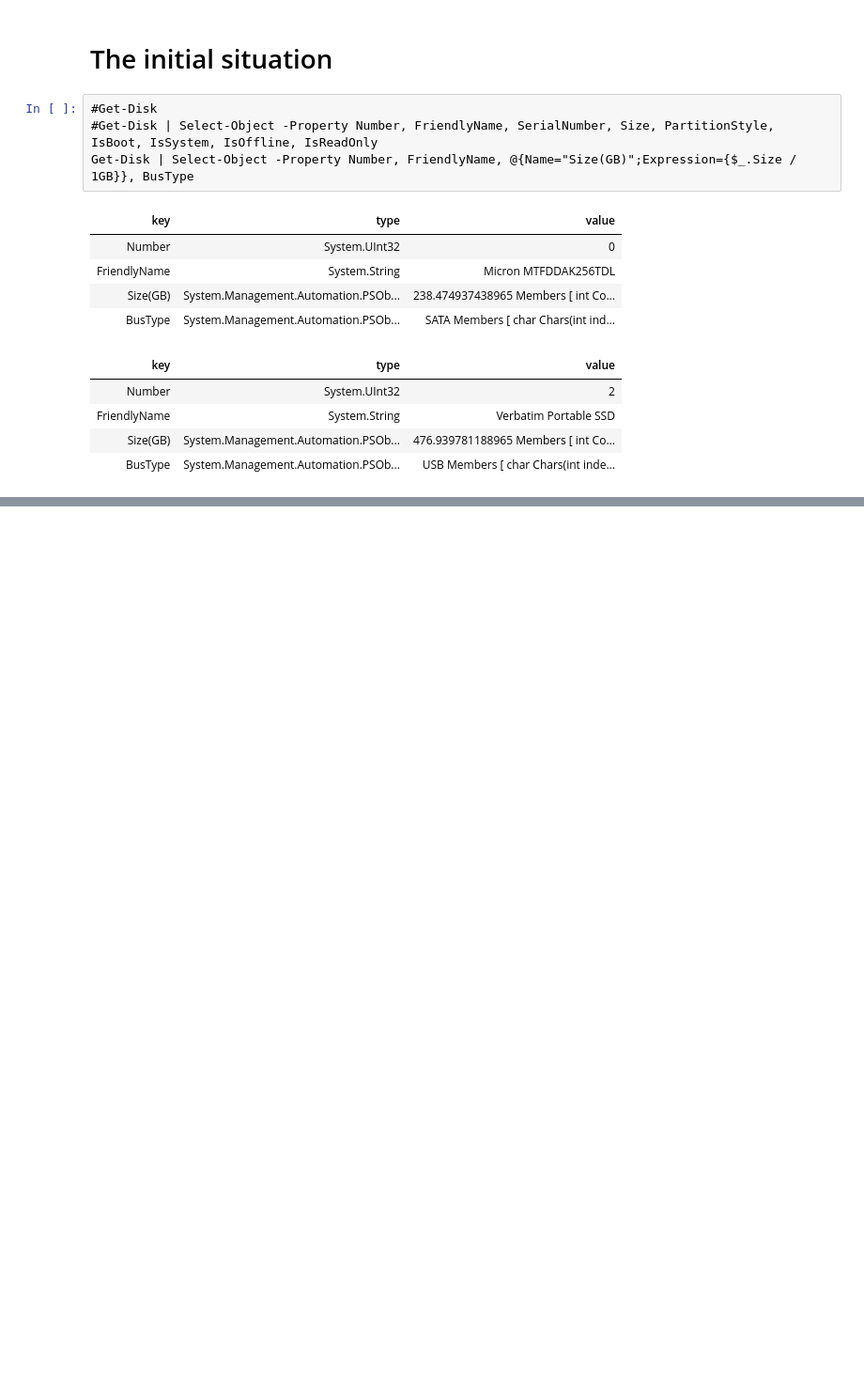
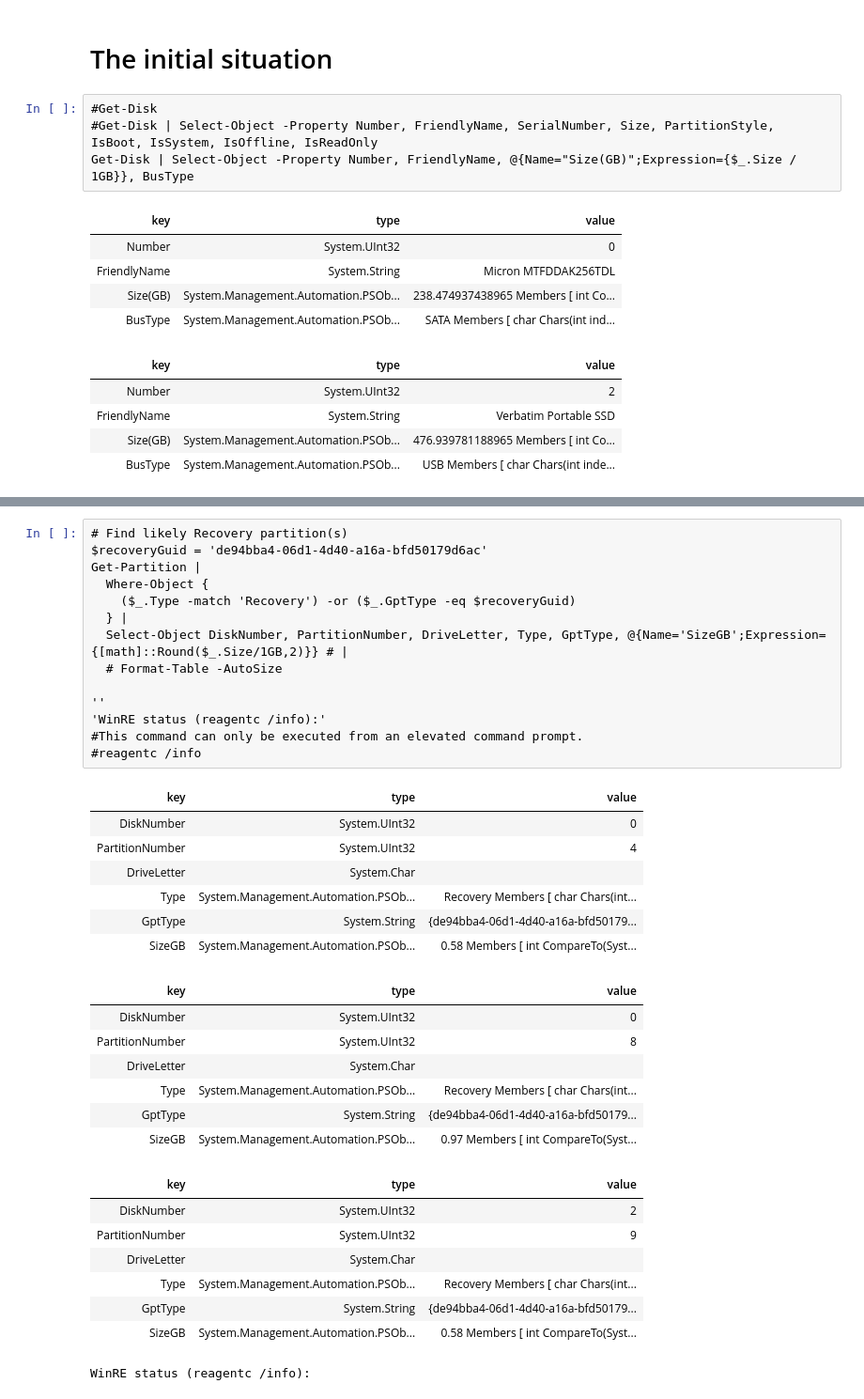
Before and after one commit to digital-gardens/Martin-Milan, a Jupyter notebook: 0404--HLAVNI-ROZCESTNIK--MAIN-INDEX/2026-04-21-disks.publ.ipynb, the cells around one changed output, grey strips where cells are left out. Shown at 94% size. Saved outputs shown, nothing was run; the diff lists cells and outputs as text; blank space fills up the shorter version.

```diff
--- a/0404--HLAVNI-ROZCESTNIK--MAIN-INDEX/2026-04-21-disks.publ.ipynb
+++ b/0404--HLAVNI-ROZCESTNIK--MAIN-INDEX/2026-04-21-disks.publ.ipynb
@@ -135,0 +172,37 @@ MSFT_Partition (ObjectId = "{1}\\MB-PC\root/Microsoft/Windows/Stora...)
+# %%
+# Find likely Recovery partition(s)
+$recoveryGuid = 'de94bba4-06d1-4d40-a16a-bfd50179d6ac'
+Get-Partition |
+  Where-Object {
+    ($_.Type -match 'Recovery') -or ($_.GptType -eq $recoveryGuid)
+  } |
+  Select-Object DiskNumber, PartitionNumber, DriveLetter, Type, GptType, @{Name='SizeGB';Expression={[math]::Round($_.Size/1GB,2)}} # |
+  # Format-Table -AutoSize
+
+''
+'WinRE status (reagentc /info):'
+#This command can only be executed from an elevated command prompt.
+#reagentc /info
+# %% [output]
+| key | type | value |
+| DiskNumber | System.UInt32 | 0 |
+| PartitionNumber | System.UInt32 | 4 |
+| DriveLetter | System.Char |  |
+| Type | System.Management.Automation.PSOb... | Recovery Members [ char Chars(int... |
+| GptType | System.String | {de94bba4-06d1-4d40-a16a-bfd50179... |
+| SizeGB | System.Management.Automation.PSOb... | 0.58 Members [ int CompareTo(Syst... |
+| key | type | value |
+| DiskNumber | System.UInt32 | 0 |
+| PartitionNumber | System.UInt32 | 8 |
+| DriveLetter | System.Char |  |
+| Type | System.Management.Automation.PSOb... | Recovery Members [ char Chars(int... |
+| GptType | System.String | {de94bba4-06d1-4d40-a16a-bfd50179... |
+| SizeGB | System.Management.Automation.PSOb... | 0.97 Members [ int CompareTo(Syst... |
+| key | type | value |
+| DiskNumber | System.UInt32 | 2 |
+| PartitionNumber | System.UInt32 | 9 |
+| DriveLetter | System.Char |  |
+| Type | System.Management.Automation.PSOb... | Recovery Members [ char Chars(int... |
+| GptType | System.String | {de94bba4-06d1-4d40-a16a-bfd50179... |
+| SizeGB | System.Management.Automation.PSOb... | 0.58 Members [ int CompareTo(Syst... |
+WinRE status (reagentc /info):
```
Also changed, not shown: parts of 7 cells of this notebook, 19 other files.
